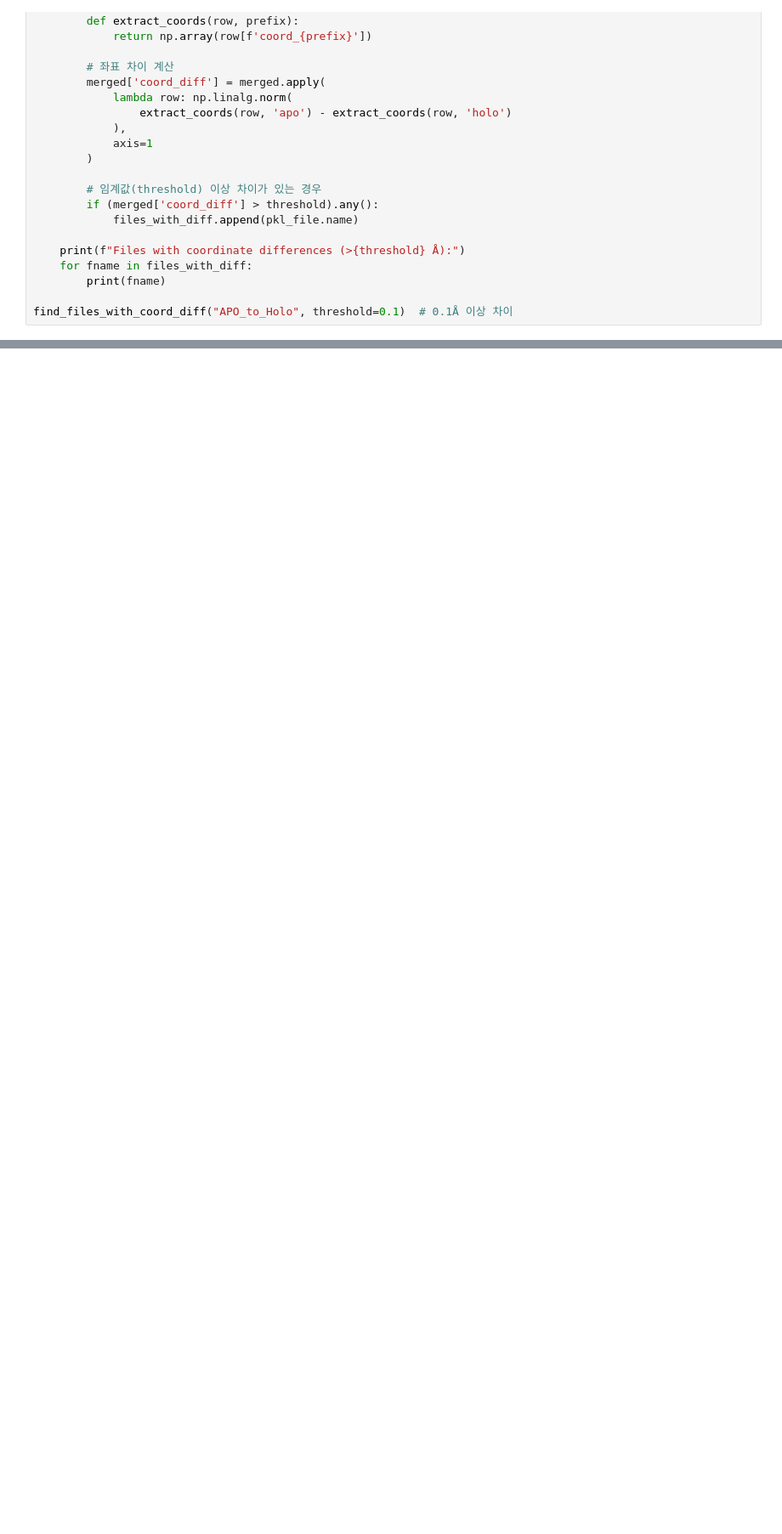
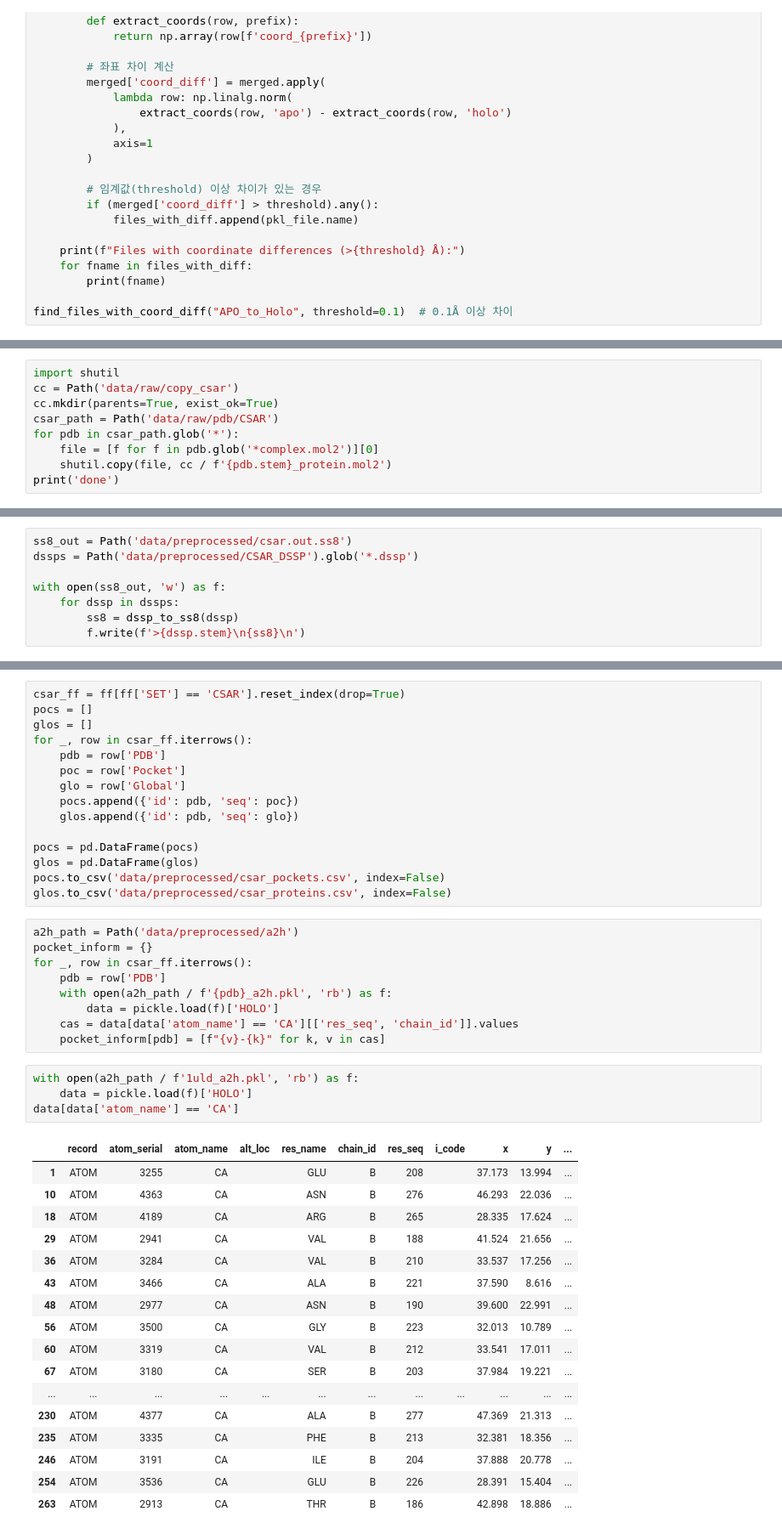
Before and after one commit to eda-ginger/A2H-Net, a Jupyter notebook: a2h_dataset.ipynb, the cells around one changed output, grey strips where cells are left out. Shown at 85% size. Cells and saved outputs as stored; diff of their text form; blank space fills up the shorter version.

```diff
--- a/a2h_dataset.ipynb
+++ b/a2h_dataset.ipynb
@@ -894,0 +919,9 @@ find_files_with_coord_diff("APO_to_Holo", threshold=0.1)  # 0.1Å 이상 차이
+# %%
+import shutil
+cc = Path('data/raw/copy_csar')
+cc.mkdir(parents=True, exist_ok=True)
+csar_path = Path('data/raw/pdb/CSAR')
+for pdb in csar_path.glob('*'):
+    file = [f for f in pdb.glob('*complex.mol2')][0]
+    shutil.copy(file, cc / f'{pdb.stem}_protein.mol2')
+print('done')
@@ -894,0 +957,8 @@ find_files_with_coord_diff("APO_to_Holo", threshold=0.1)  # 0.1Å 이상 차이
+# %%
+ss8_out = Path('data/preprocessed/csar.out.ss8')
+dssps = Path('data/preprocessed/CSAR_DSSP').glob('*.dssp')
+
+with open(ss8_out, 'w') as f:
+    for dssp in dssps:
+        ss8 = dssp_to_ss8(dssp)
+        f.write(f'>{dssp.stem}\n{ss8}\n')
@@ -894,0 +967,46 @@ find_files_with_coord_diff("APO_to_Holo", threshold=0.1)  # 0.1Å 이상 차이
+# %%
+csar_ff = ff[ff['SET'] == 'CSAR'].reset_index(drop=True)
+pocs = []
+glos = []
+for _, row in csar_ff.iterrows():
+    pdb = row['PDB']
+    poc = row['Pocket']
+    glo = row['Global']
+    pocs.append({'id': pdb, 'seq': poc})
+    glos.append({'id': pdb, 'seq': glo})
+
+pocs = pd.DataFrame(pocs)
+glos = pd.DataFrame(glos)
+pocs.to_csv('data/preprocessed/csar_pockets.csv', index=False)
+glos.to_csv('data/preprocessed/csar_proteins.csv', index=False)
+# %%
+a2h_path = Path('data/preprocessed/a2h')
+pocket_inform = {}
+for _, row in csar_ff.iterrows():
+    pdb = row['PDB']
+    with open(a2h_path / f'{pdb}_a2h.pkl', 'rb') as f:
+        data = pickle.load(f)['HOLO']
+    cas = data[data['atom_name'] == 'CA'][['res_seq', 'chain_id']].values
+    pocket_inform[pdb] = [f"{v}-{k}" for k, v in cas]
+# %%
+with open(a2h_path / f'1uld_a2h.pkl', 'rb') as f:
+    data = pickle.load(f)['HOLO']
+data[data['atom_name'] == 'CA']
+# %% [output]
+|  | record | atom_serial | atom_name | alt_loc | res_name | chain_id | res_seq | i_code | x | y | ... |
+| 1 | ATOM | 3255 | CA |  | GLU | B | 208 |  | 37.173 | 13.994 | ... |
+| 10 | ATOM | 4363 | CA |  | ASN | B | 276 |  | 46.293 | 22.036 | ... |
+| 18 | ATOM | 4189 | CA |  | ARG | B | 265 |  | 28.335 | 17.624 | ... |
+| 29 | ATOM | 2941 | CA |  | VAL | B | 188 |  | 41.524 | 21.656 | ... |
+| 36 | ATOM | 3284 | CA |  | VAL | B | 210 |  | 33.537 | 17.256 | ... |
+| 43 | ATOM | 3466 | CA |  | ALA | B | 221 |  | 37.590 | 8.616 | ... |
+| 48 | ATOM | 2977 | CA |  | ASN | B | 190 |  | 39.600 | 22.991 | ... |
+| 56 | ATOM | 3500 | CA |  | GLY | B | 223 |  | 32.013 | 10.789 | ... |
+| 60 | ATOM | 3319 | CA |  | VAL | B | 212 |  | 33.541 | 17.011 | ... |
+| 67 | ATOM | 3180 | CA |  | SER | B | 203 |  | 37.984 | 19.221 | ... |
+| ... | ... | ... | ... | ... | ... | ... | ... | ... | ... | ... | ... |
+| 230 | ATOM | 4377 | CA |  | ALA | B | 277 |  | 47.369 | 21.313 | ... |
+| 235 | ATOM | 3335 | CA |  | PHE | B | 213 |  | 32.381 | 18.356 | ... |
+| 246 | ATOM | 3191 | CA |  | ILE | B | 204 |  | 37.888 | 20.778 | ... |
+| 254 | ATOM | 3536 | CA |  | GLU | B | 226 |  | 28.391 | 15.404 | ... |
+| 263 | ATOM | 2913 | CA |  | THR | B | 186 |  | 42.898 | 18.886 | ... |
```
Also changed, not shown: parts of 20 cells of this notebook, 29 other files.
